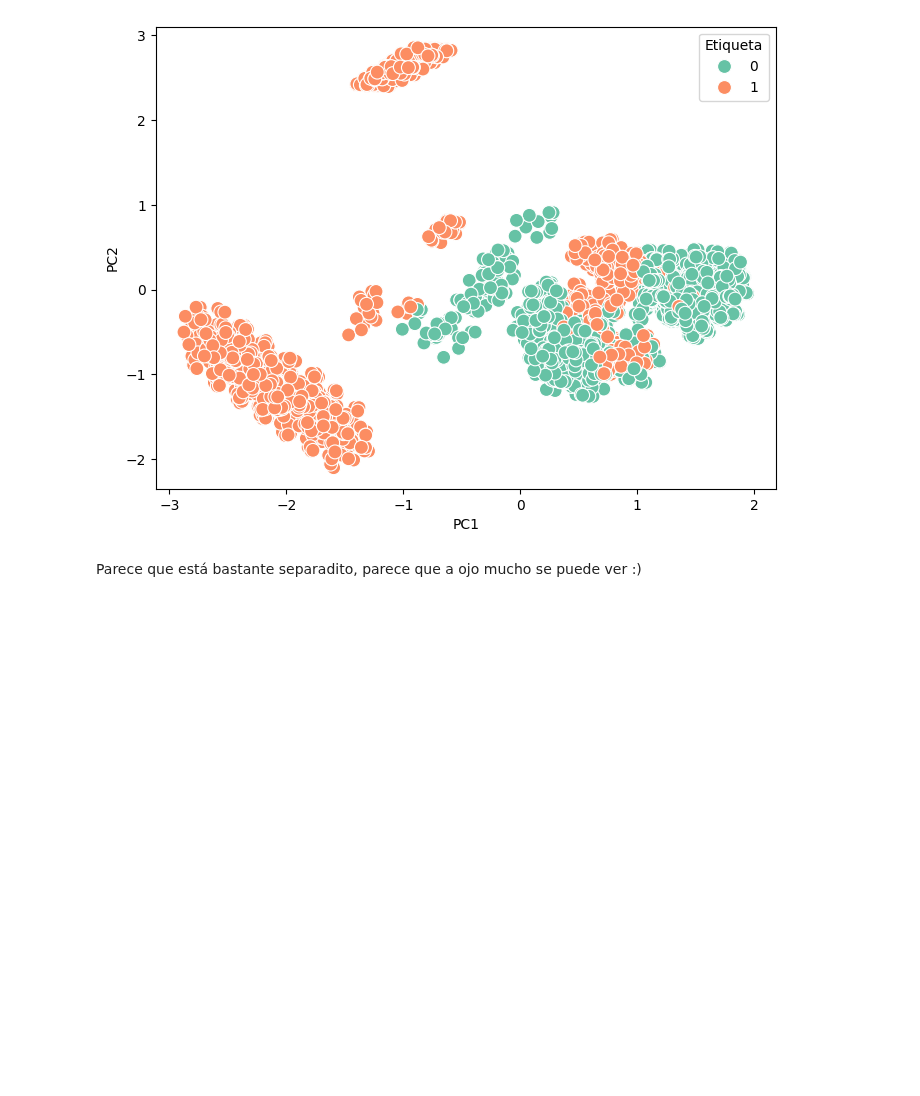
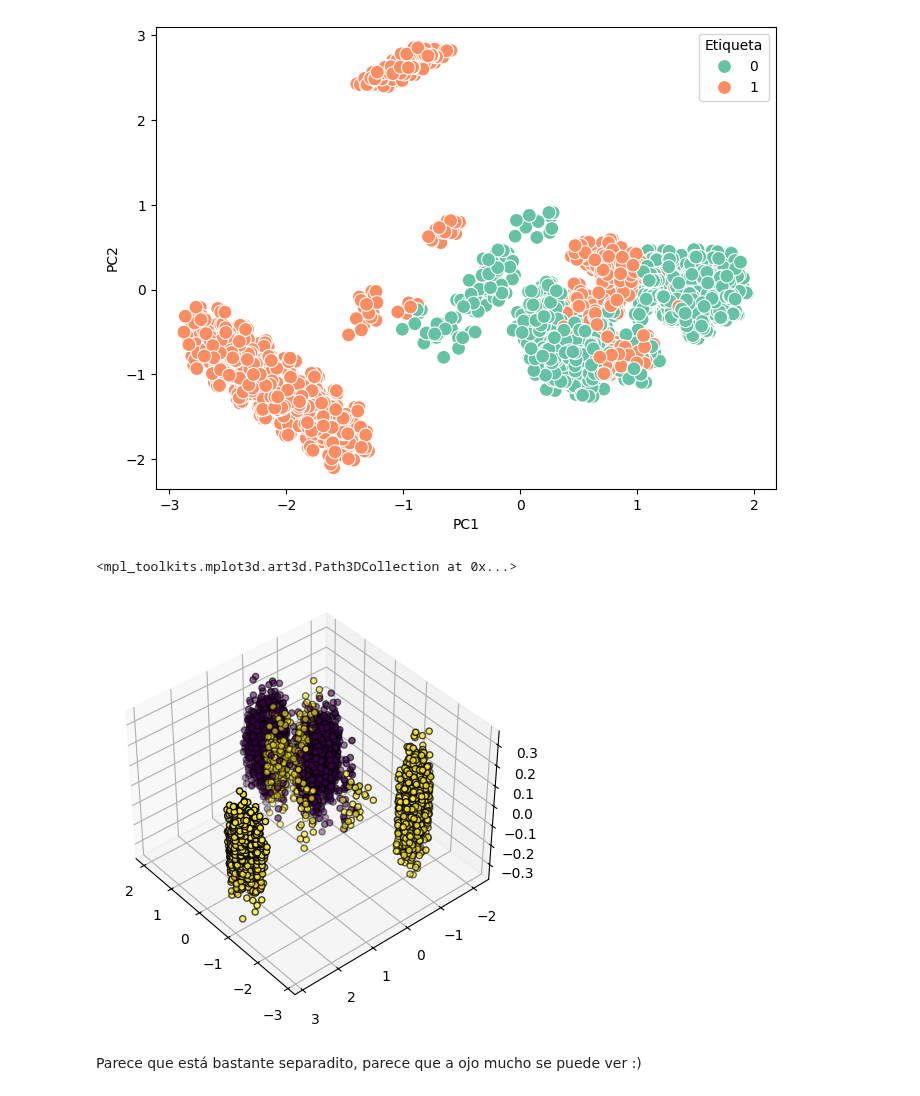
Before and after one commit to xtorres10/ml_ul_pca, a Jupyter notebook: S4_Clustering_PCA.ipynb, the cells around one changed output. Drawn from its saved outputs; the diff is of its cells as text; code cells hidden in the pictures; blank space fills up the shorter version.

```diff
--- a/S4_Clustering_PCA.ipynb
+++ b/S4_Clustering_PCA.ipynb
@@ -302,6 +302,23 @@ sns.scatterplot(x='PC1', y='PC2', hue='Etiqueta', palette='Set2', data=pca_df, s
 # %% [output]
 <Axes: xlabel='PC1', ylabel='PC2'>
 [figure]
+# %%
+# Datos ficticios Z, para una mejor visualización de los datos.
+Z = np.random.normal(0, 0.1, size=X_train_pca.shape[0])
+
+# 3d plot
+fig = plt.figure(1, figsize=(6, 4))
+plt.clf()
+
+ax = fig.add_subplot(111, projection="3d", elev=40, azim=140)
+ax.set_position([0, 0, 0.95, 1])
+
+plt.cla()
+# ax.text3D(X_train_pca[])
+ax.scatter(X_train_pca[:, 0], X_train_pca[:, 1], Z, c=y_train, edgecolor="k")
+# %% [output]
+<mpl_toolkits.mplot3d.art3d.Path3DCollection at 0x...>
+[figure, added]
 # %% [markdown]
 Parece que está bastante separadito, parece que a ojo mucho se puede ver :)
 # %% [markdown]
```
Also changed, not shown: parts of 4 cells of this notebook.
